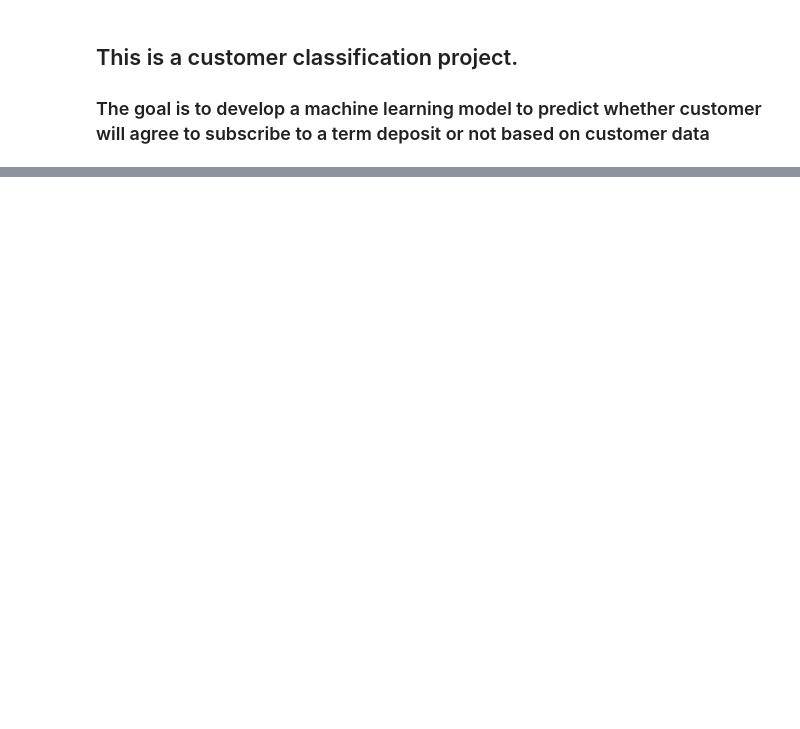
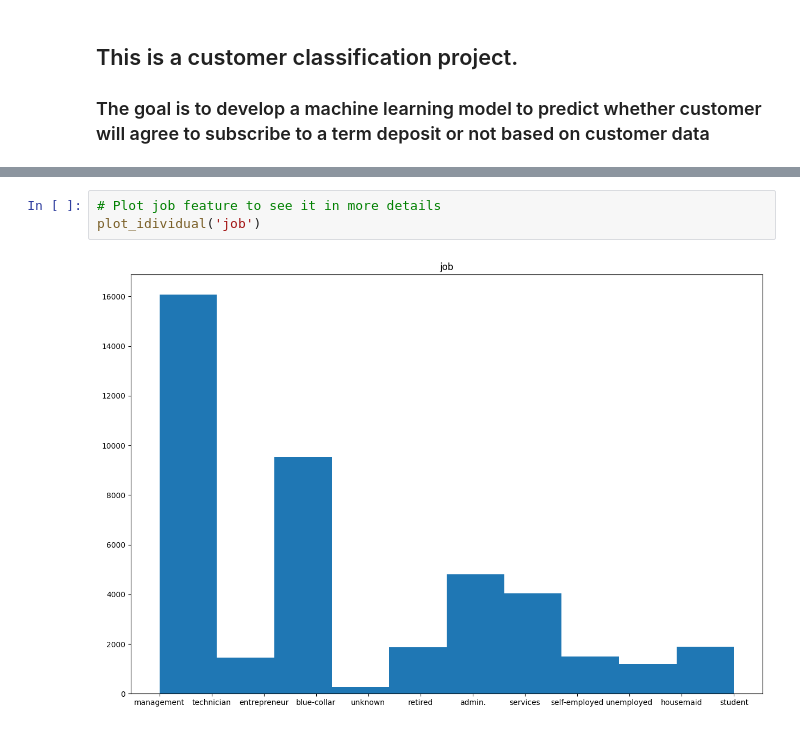
Before and after one commit to AlexGalich/banking_customer_promotion, a Jupyter notebook: Customer_classification.ipynb, the cells around one changed output, grey strips where cells are left out. Saved outputs shown, nothing was run; the diff lists cells and outputs as text; blank space fills up the shorter version.

```diff
--- a/Customer_classification.ipynb
+++ b/Customer_classification.ipynb
@@ -24,0 +114,5 @@ data_shuffled
+# %%
+# Plot job feature to see it in more details
+plot_idividual('job')
+# %% [output]
+[figure, added]
```
Also changed, not shown: parts of 52 cells of this notebook.
